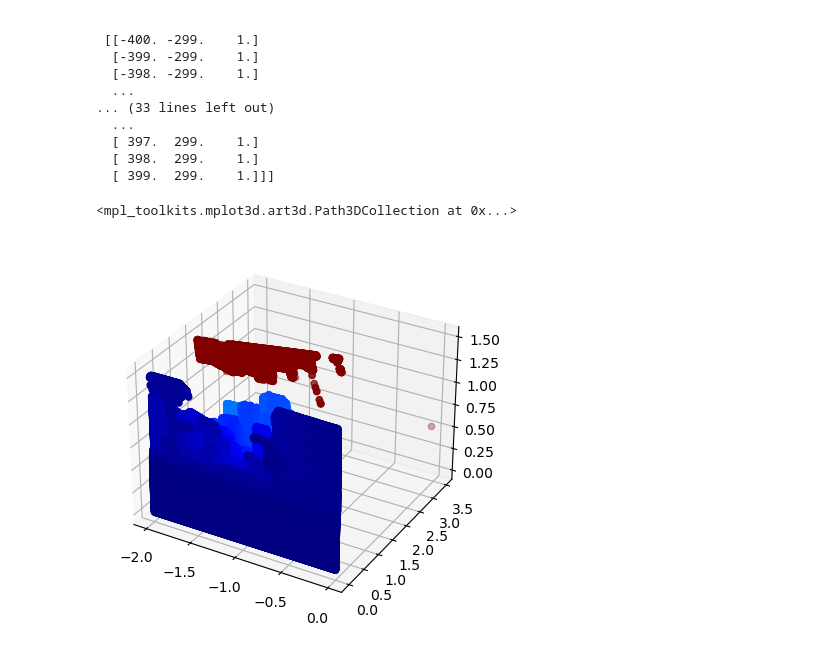
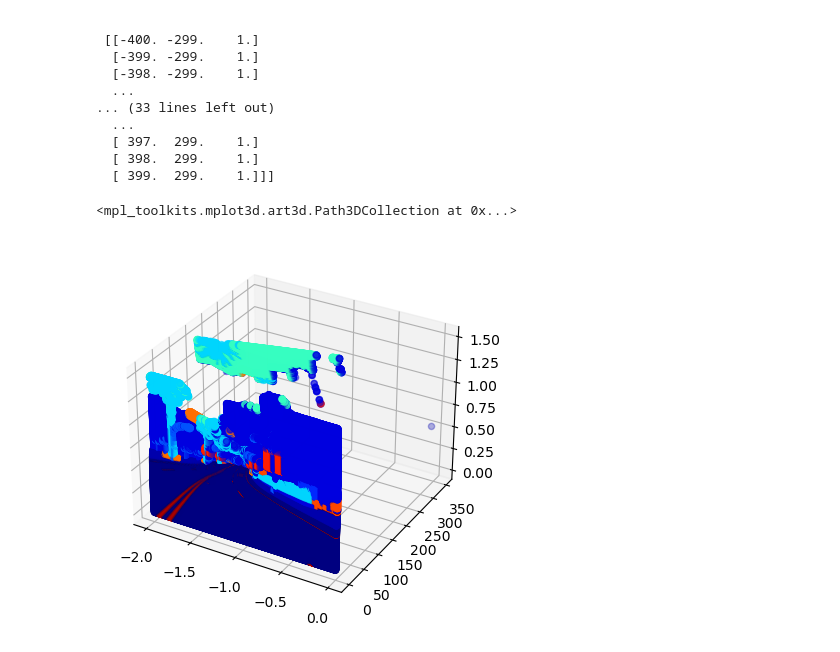
Before and after one commit to Marijn-dev/AI-for-priority-vehicles, a Jupyter notebook: PicToMap.ipynb, the cells around one changed output. Saved outputs shown, nothing was run; the diff lists cells and outputs as text; code cells hidden in the pictures.

```diff
--- a/PicToMap.ipynb
+++ b/PicToMap.ipynb
@@ -10,9 +10,9 @@ from mpl_toolkits.mplot3d import Axes3D
 
 # Read Images
 img = mpimg.imread('Rubens test files/Pictures/depth_camera_Sun_Apr_14_20_33_08_2024.png') #to check the picture
-img2 = mpimg.imread('Rubens test files/Pictures/instance_camera_Fri_Apr_12_11_27_18_2024.png')
+img2 = mpimg.imread('Rubens test files/Pictures/instance_camera_Sun_Apr_14_20_33_08_2024.png')
 depth_data=plt.imread('Rubens test files/Pictures/depth_camera_Sun_Apr_14_20_33_08_2024.png') #to get the data as an array
-segment_data=plt.imread('Rubens test files/Pictures/instance_camera_Fri_Apr_12_11_27_18_2024.png') #to get the data as an array
+segment_data=plt.imread('Rubens test files/Pictures/instance_camera_Sun_Apr_14_20_33_08_2024.png') #to get the data as an array
 # Output Images
 plt.imshow(img)
 #plt.imshow(img2)
@@ -92,7 +92,7 @@ R=depth_data[:,:,0]
 G=depth_data[:,:,1]
 B=depth_data[:,:,2]
 
-normalized = ((R + G * 256 + B * 256 * 256) / (256 * 256 * 256 - 1))*1000
+normalized = ((R + G * 256 + B * 256 * 256) / (256 * 256 * 256 - 1))*1000*100
 
 #calculate projection matrix
 fov = 90
@@ -113,5 +113,5 @@ K_inv=np.linalg.inv(K)
 
 print(normalized)
 
-np.save(r'C:\Users\pepij\Documents\Master Year 1\Q3\5ARIP10 Interdisciplinary team project\code', normalized)
+#np.save(r'C:\Users\pepij\Documents\Master Year 1\Q3\5ARIP10 Interdisciplinary team project\code', normalized)
 # %% [output]
@@ -179,8 +176,7 @@ np.save(r'C:\Users\pepij\Documents\Master Year 1\Q3\5ARIP10 Interdisciplinary te
 # %%
 fig=plt.figure()
 ax=fig.add_subplot(projection='3d')
-ax.scatter(camera_index_mat[:,:,0],z,-camera_index_mat[:,:,1],c=normalized,cmap='jet')
-#plt.ylim(0,1)
+ax.scatter(camera_index_mat[:,:,0],z,-camera_index_mat[:,:,1],c=segment_data[:,:,0],cmap='jet')
 # %% [output]
 <mpl_toolkits.mplot3d.art3d.Path3DCollection at 0x...>
-[figure, old version]
+[figure, new version]
```
Also changed, not shown: parts of 7 cells of this notebook, 5 other files.
